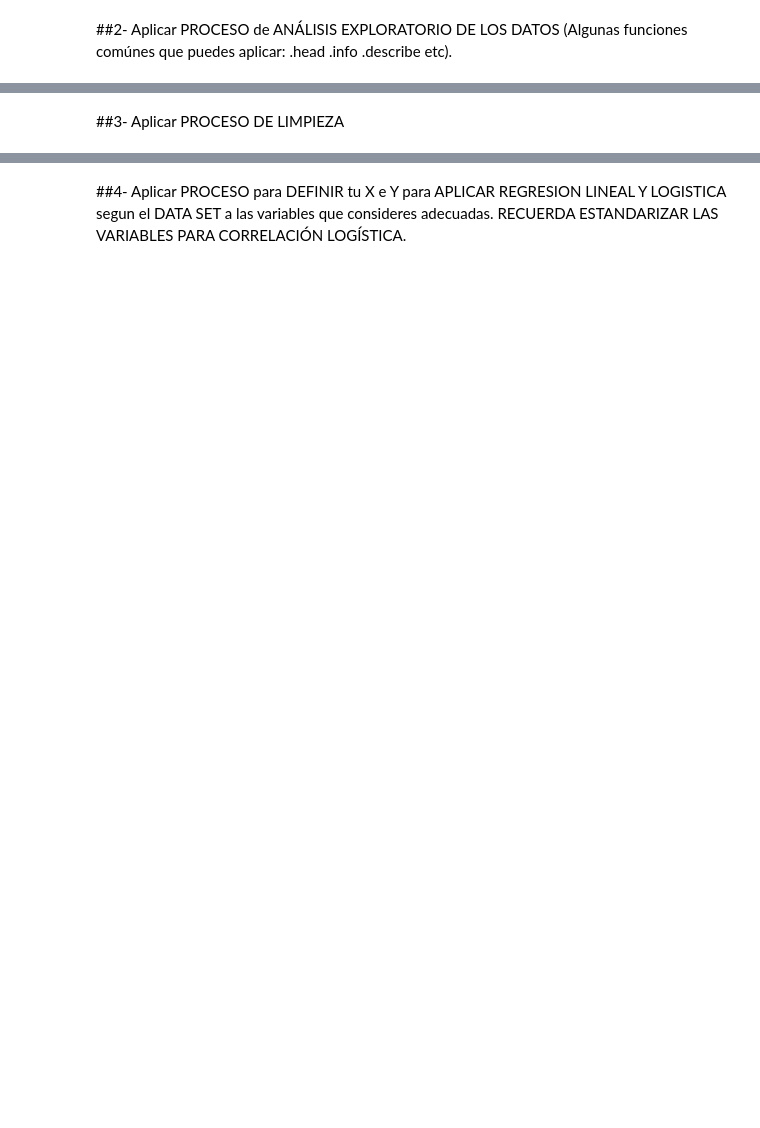
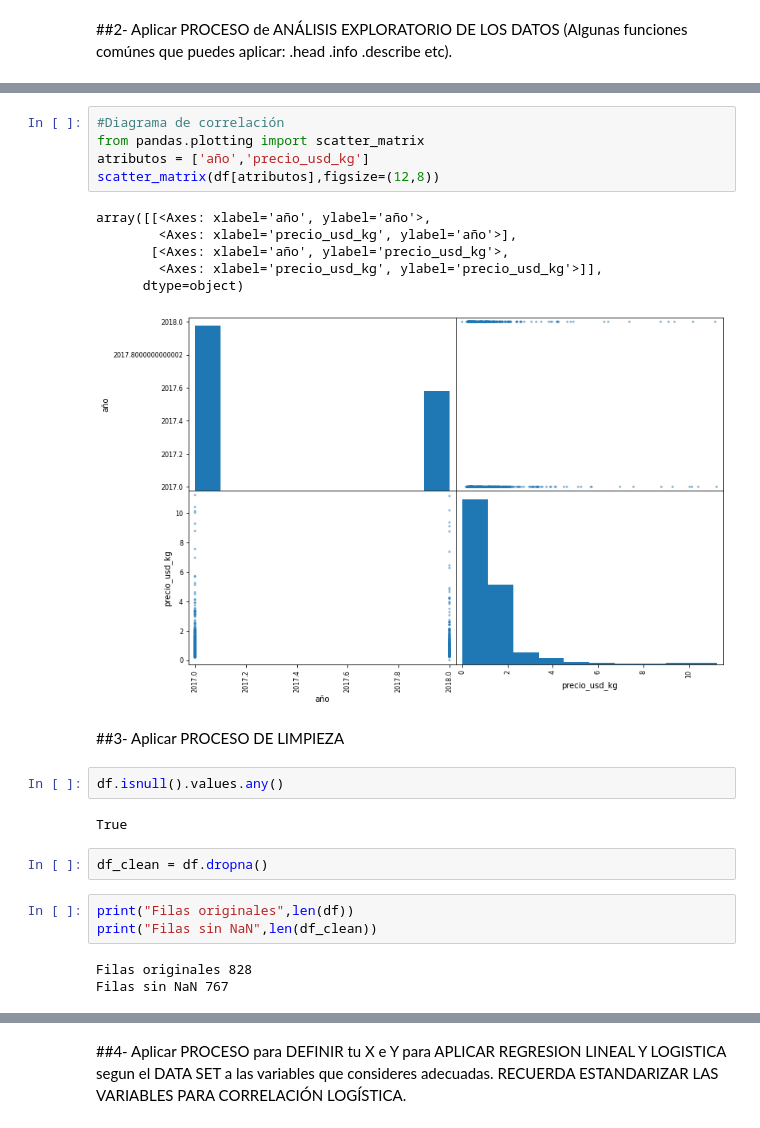
Before and after one commit to Nippur7/MachineLearningUNSA, a Jupyter notebook: UNSA_TRABAJO_INTEGRADOR_1_.ipynb, the cells around one changed output, grey strips where cells are left out. Cells and saved outputs as stored; diff of their text form; blank space fills up the shorter version.

```diff
--- a/UNSA_TRABAJO_INTEGRADOR_1_.ipynb
+++ b/UNSA_TRABAJO_INTEGRADOR_1_.ipynb
@@ -35,2 +118,26 @@ _________________________________________________________________
+# %%
+#Diagrama de correlación
+from pandas.plotting import scatter_matrix
+atributos = ['año','precio_usd_kg']
+scatter_matrix(df[atributos],figsize=(12,8))
+# %% [output]
+array([[<Axes: xlabel='año', ylabel='año'>,
+        <Axes: xlabel='precio_usd_kg', ylabel='año'>],
+       [<Axes: xlabel='año', ylabel='precio_usd_kg'>,
+        <Axes: xlabel='precio_usd_kg', ylabel='precio_usd_kg'>]],
+      dtype=object)
+[figure, added]
 # %% [markdown]
 ##3- Aplicar PROCESO DE LIMPIEZA
+# %%
+df.isnull().values.any()
+# %% [output]
+True
+# %%
+df_clean = df.dropna()
+# %%
+print("Filas originales",len(df))
+print("Filas sin NaN",len(df_clean))
+# %% [output]
+Filas originales 828
+Filas sin NaN 767
```
Also changed, not shown: parts of 31 cells of this notebook, 3 other files.
